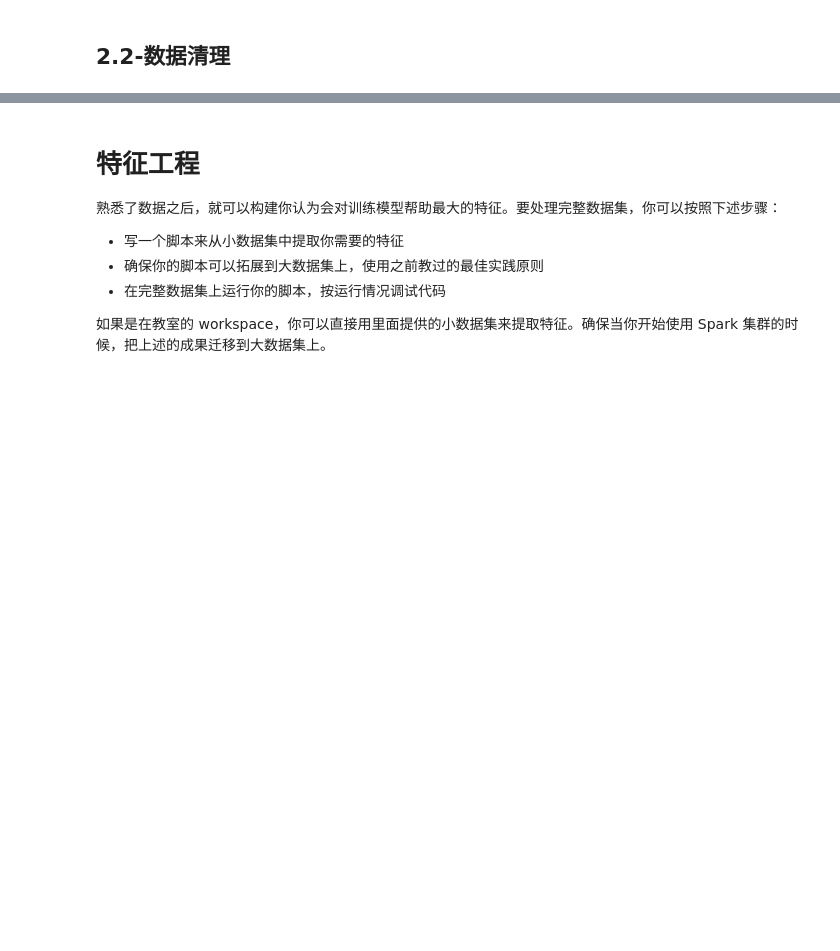
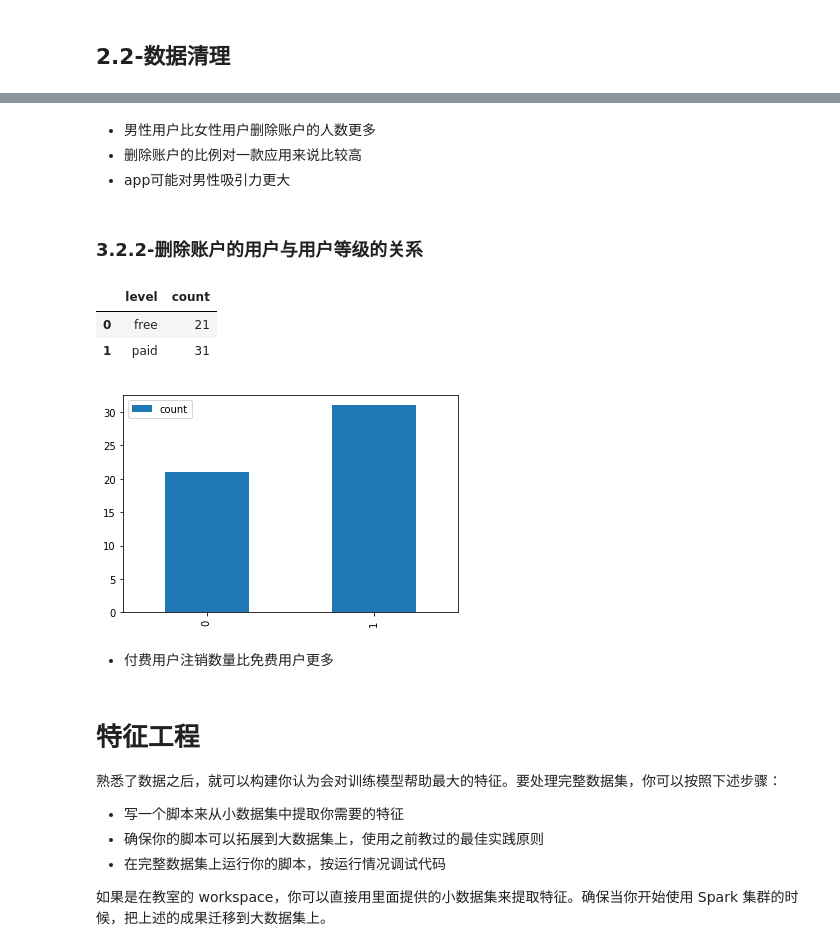
Before and after one commit to Zhu-Haikun/Udacity-Data-Analyst-Advanced-collection, a Jupyter notebook: Project-8-Sparkify/Sparkify-zh.ipynb, the cells around one changed output, grey strips where cells are left out. Drawn from its saved outputs; the diff is of its cells as text; code cells hidden in the pictures; blank space fills up the shorter version.

```diff
--- a/Project-8-Sparkify/Sparkify-zh.ipynb
+++ b/Project-8-Sparkify/Sparkify-zh.ipynb
@@ -234,3 +379,28 @@ userId: 用户ID
+# %% [markdown]
+- 男性用户比女性用户删除账户的人数更多
+- 删除账户的比例对一款应用来说比较高
+- app可能对男性吸引力更大
+# %% [markdown]
+### 3.2.2-删除账户的用户与用户等级的关系
+# %%
+# 提取churn与level特征，整理排序
+churn_level_df = df_new.filter('page == "Cancellation Confirmation"') \
+    .groupby('level') \
+    .count() \
+    .toPandas()
+# 验证输出
+churn_level_df.head(5)
+# %% [output]
+|  | level | count |
+| 0 | free | 21 |
+| 1 | paid | 31 |
+# %%
+# 使用直方图探索churn与level的关系
+churn_level_df.plot.bar();
+# %% [output]
+[figure, added]
+# %% [markdown]
+- 付费用户注销数量比免费用户更多
 # %% [markdown]
 # 特征工程
 熟悉了数据之后，就可以构建你认为会对训练模型帮助最大的特征。要处理完整数据集，你可以按照下述步骤：
```
Also changed, not shown: parts of 24 cells of this notebook.
